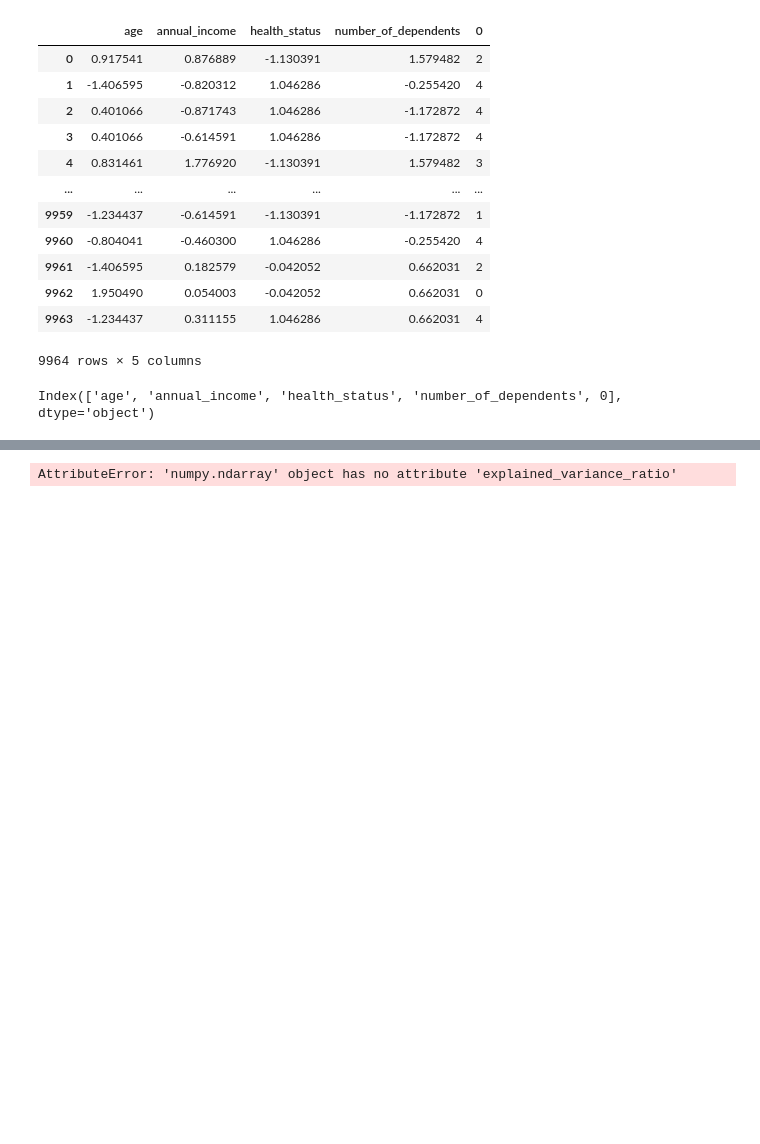
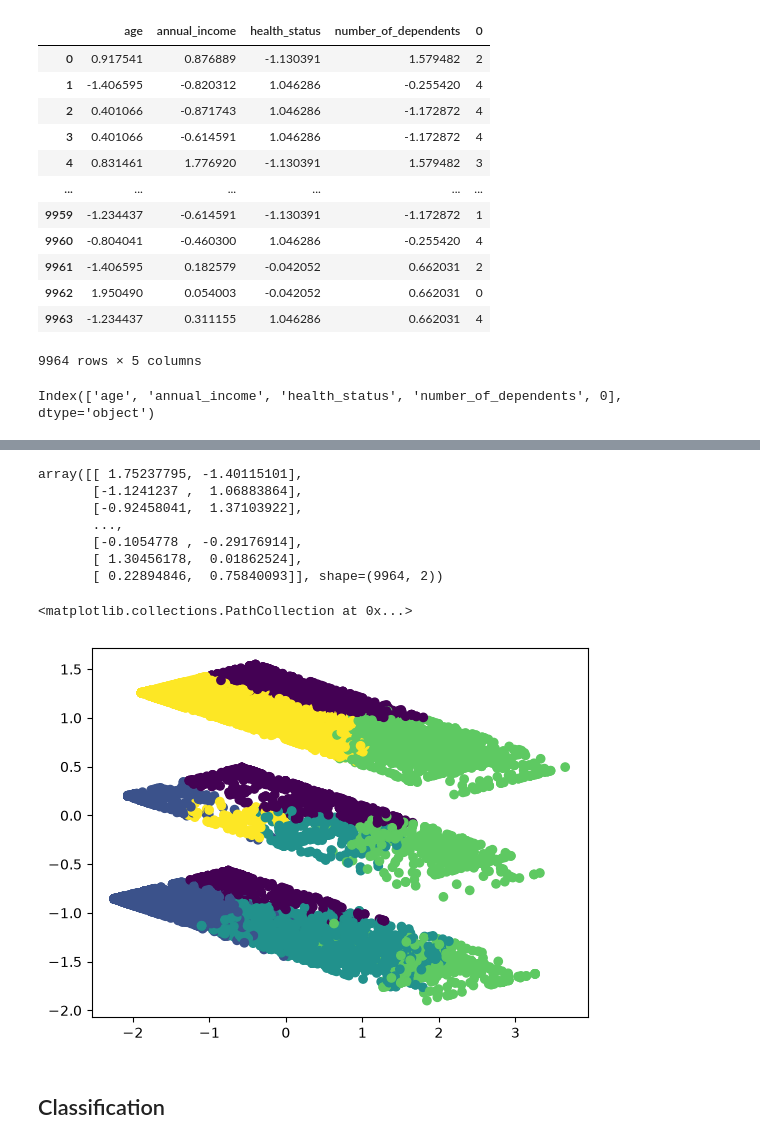
Before and after one commit to marlinps/dsml, a Jupyter notebook: day_3.ipynb, the cells around one changed output, grey strips where cells are left out. Drawn from its saved outputs; the diff is of its cells as text; code cells hidden in the pictures; blank space fills up the shorter version.

Commit message:
update Classification

```diff
--- a/day_3.ipynb
+++ b/day_3.ipynb
@@ -222,9 +225,20 @@ pca = PCA(n_components=2)
 
 pca_df  = pca.fit_transform(df)
 # %%
-pca_df = pd.DataFrame(pca_df, columns=["PC1", "PC2"])
+pca.explained_variance_ratio_
 pca_df
 # %% [output]
-AttributeError: 'numpy.ndarray' object has no attribute 'explained_variance_ratio'
+array([[ 1.75237795, -1.40115101],
+       [-1.1241237 ,  1.06883864],
+       [-0.92458041,  1.37103922],
+       ...,
+       [-0.1054778 , -0.29176914],
+       [ 1.30456178,  0.01862524],
+       [ 0.22894846,  0.75840093]], shape=(9964, 2))
 # %%
-plt.scatter(pca_df[:0], pca_df[:1])
+plt.scatter(pca_df[:,0], pca_df[:,1], c=clustered_df[0])
+# %% [output]
+<matplotlib.collections.PathCollection at 0x...>
+[figure, added]
+# %% [markdown]
+## Classification
```
Also changed, not shown: parts of 11 cells of this notebook, 1 other file.
